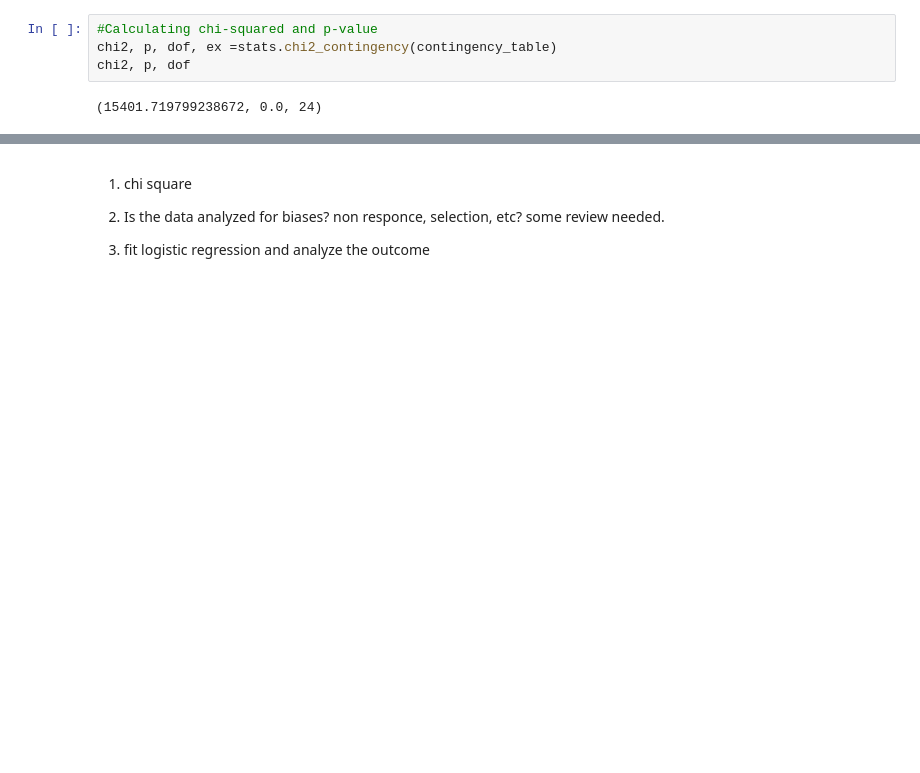
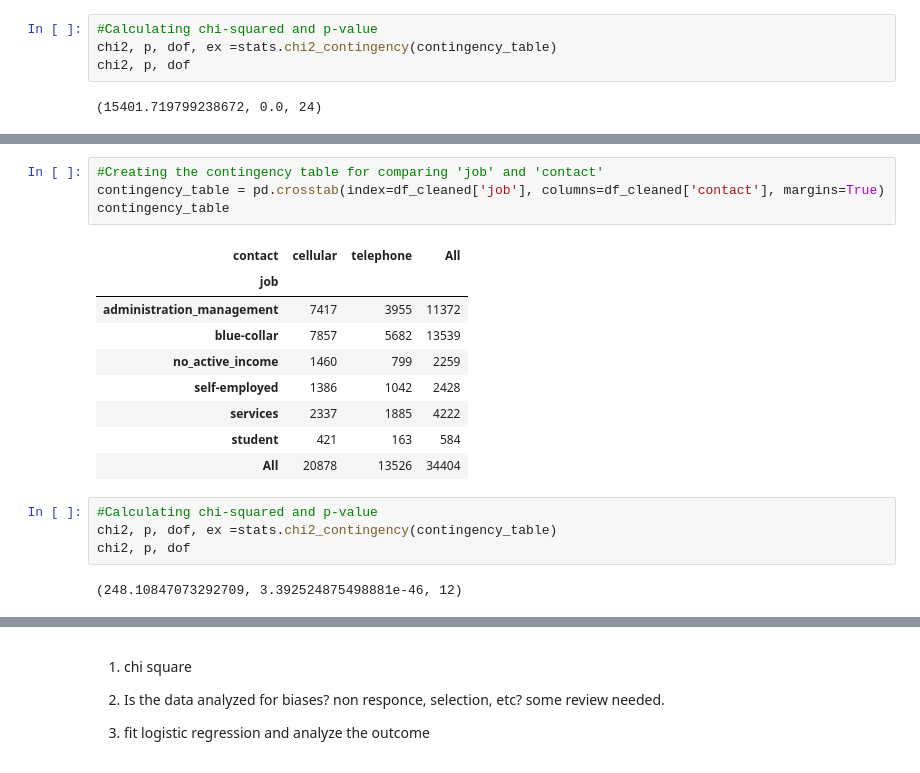
Before and after one commit to mamnunam/Springboard_Data_Science_track, a Jupyter notebook: Capstone_1/Capstone_project_1.ipynb, the cells around one changed output, grey strips where cells are left out. Cells and saved outputs as stored; diff of their text form; blank space fills up the shorter version.

```diff
--- a/Capstone_1/Capstone_project_1.ipynb
+++ b/Capstone_1/Capstone_project_1.ipynb
@@ -766,0 +809,20 @@ AttributeError: 'Series' object has no attribute 'counts'
+# %%
+#Creating the contingency table for comparing 'job' and 'contact'
+contingency_table = pd.crosstab(index=df_cleaned['job'], columns=df_cleaned['contact'], margins=True)
+contingency_table
+# %% [output]
+| contact | cellular | telephone | All |
+| job |  |  |  |
+| administration_management | 7417 | 3955 | 11372 |
+| blue-collar | 7857 | 5682 | 13539 |
+| no_active_income | 1460 | 799 | 2259 |
+| self-employed | 1386 | 1042 | 2428 |
+| services | 2337 | 1885 | 4222 |
+| student | 421 | 163 | 584 |
+| All | 20878 | 13526 | 34404 |
+# %%
+#Calculating chi-squared and p-value
+chi2, p, dof, ex =stats.chi2_contingency(contingency_table)
+chi2, p, dof
+# %% [output]
+(248.10847073292709, 3.392524875498881e-46, 12)
```
Also changed, not shown: parts of 26 cells of this notebook.
